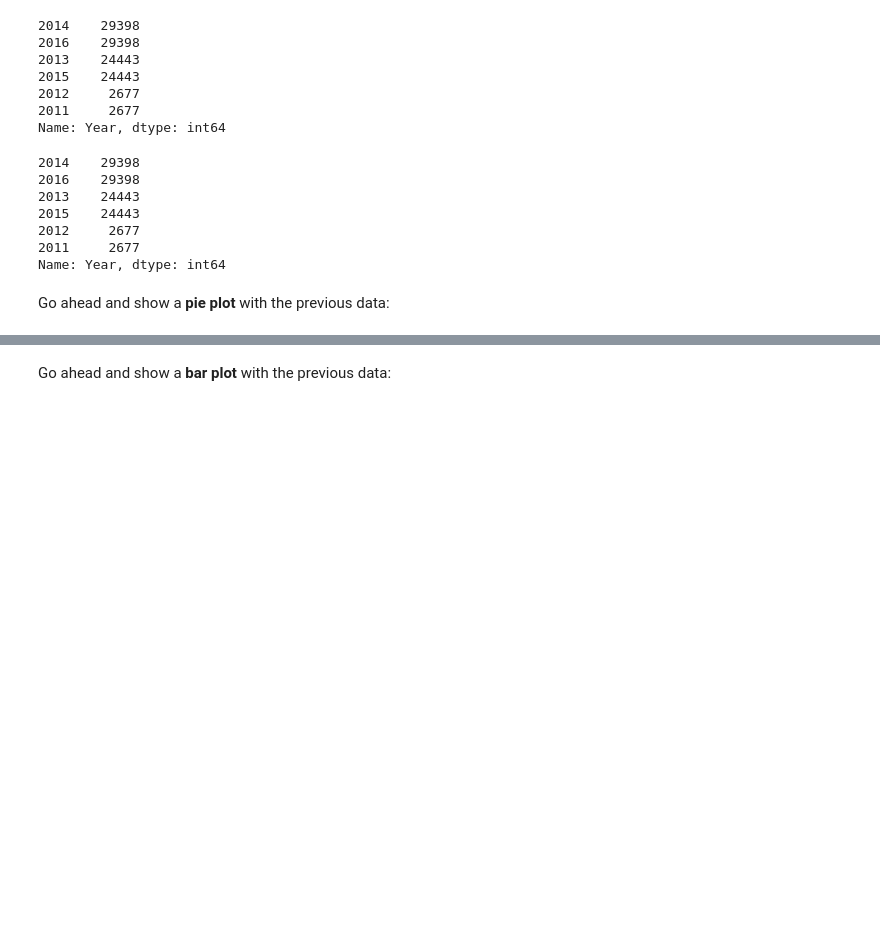
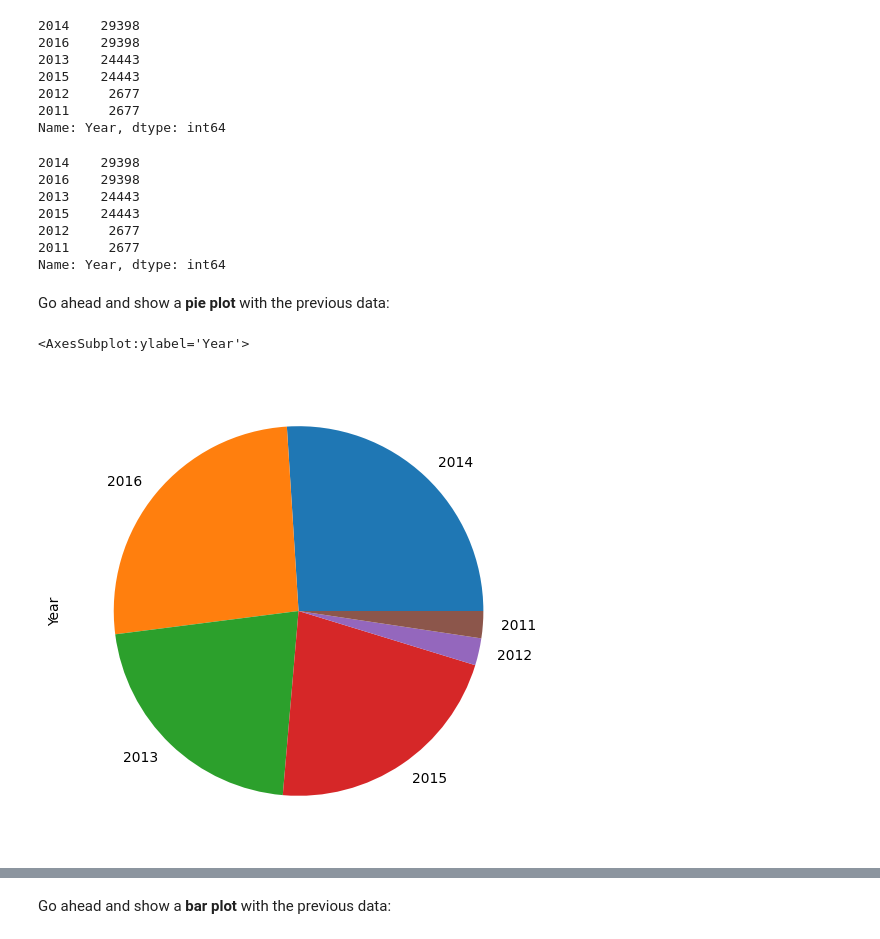
Before and after one commit to KrolPower/Data-Analysis-with-Python---Full-Course-Numpy-Pandas-Matplotlib-Seaborn-, a Jupyter notebook: Lecture_02/Exercises_1.ipynb, the cells around one changed output, grey strips where cells are left out. Cells and saved outputs as stored; diff of their text form; code cells hidden in the pictures; blank space fills up the shorter version.

```diff
--- a/Lecture_02/Exercises_1.ipynb
+++ b/Lecture_02/Exercises_1.ipynb
@@ -116,6 +116,10 @@ Name: Year, dtype: int64
 Go ahead and show a <b>pie plot</b> with the previous data:
 # %%
 # your code goes here
+sales['Year'].value_counts().plot(kind='pie', figsize=(6,6))
+# %% [output]
+<AxesSubplot:ylabel='Year'>
+[figure, added]
 # %%
 sales['Year'].value_counts().plot(kind='pie', figsize=(6,6))
 # %% [markdown]
```
Also changed, not shown: 7 other files.
